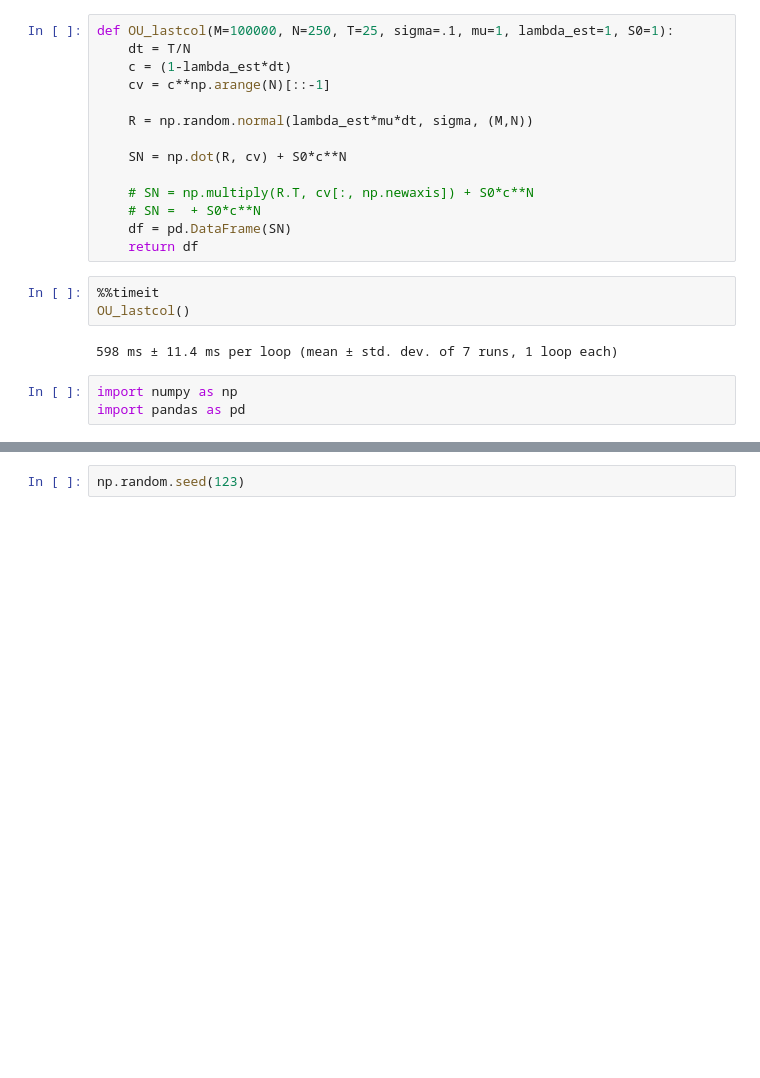
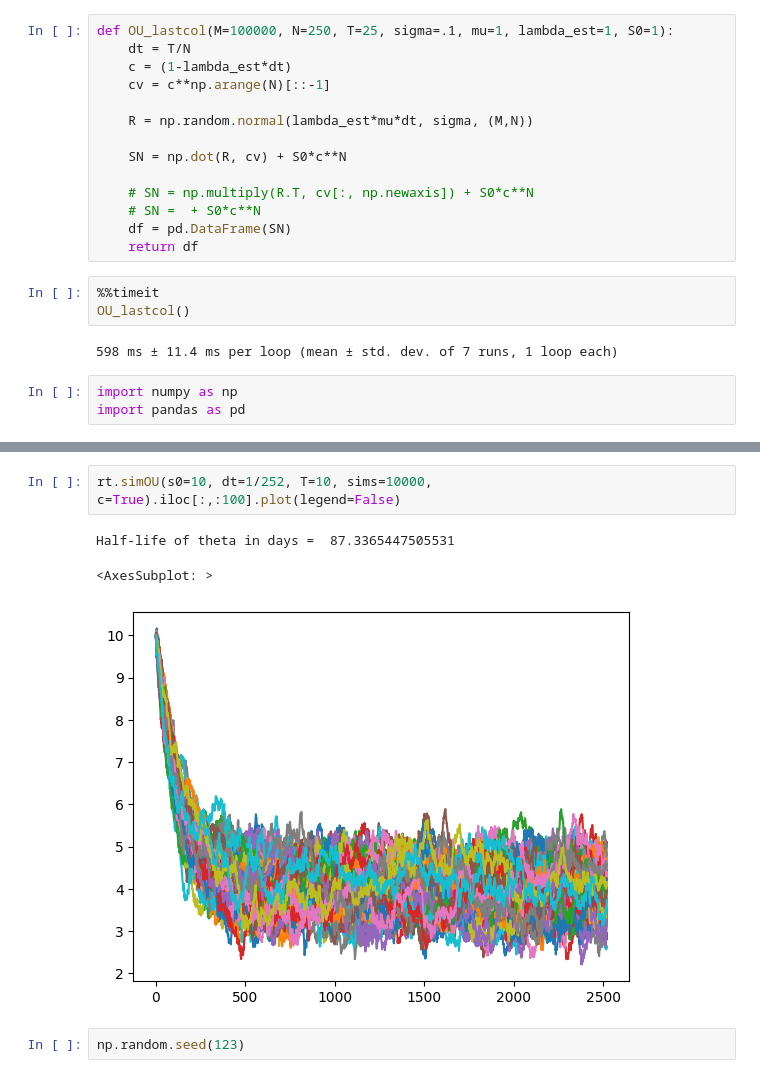
Before and after one commit to bbcho/risktools-dev, a Jupyter notebook: notebooks/c-code.ipynb, the cells around one changed output, grey strips where cells are left out. Cells and saved outputs as stored; diff of their text form; blank space fills up the shorter version.

```diff
--- a/notebooks/c-code.ipynb
+++ b/notebooks/c-code.ipynb
@@ -26,2 +44,8 @@ import pandas as pd
+# %%
+rt.simOU(s0=10, dt=1/252, T=10, sims=10000, c=True).iloc[:,:100].plot(legend=False)
+# %% [output]
+Half-life of theta in days =  87.3365447505531
+<AxesSubplot: >
+[figure, added]
 # %%
 np.random.seed(123)
```
Also changed, not shown: parts of 6 cells of this notebook, 4 other files.
